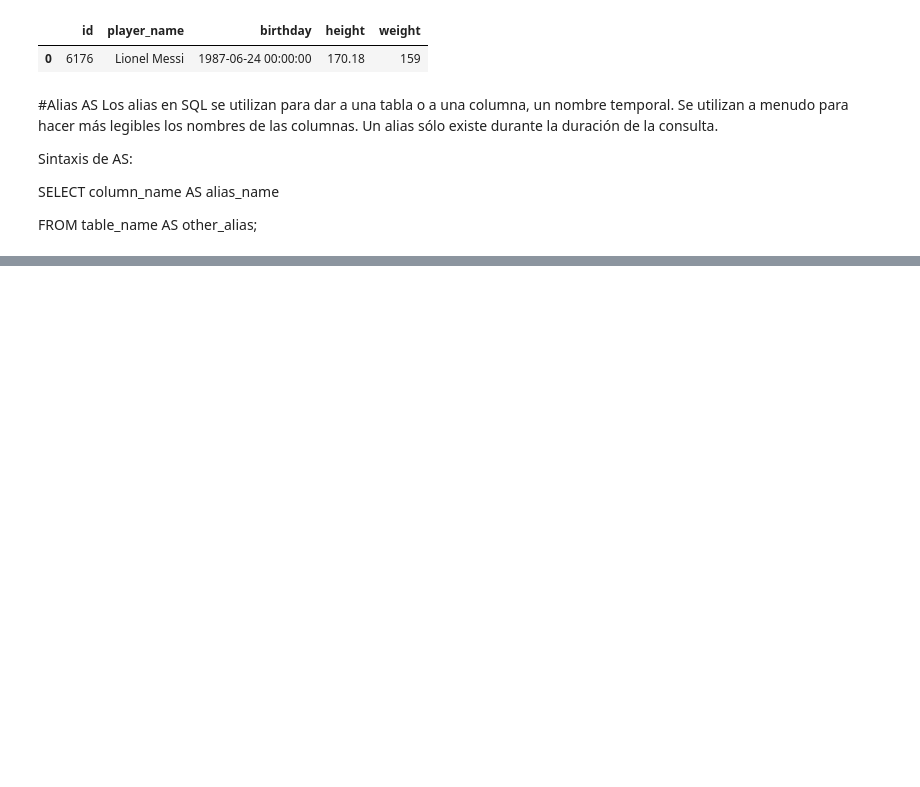
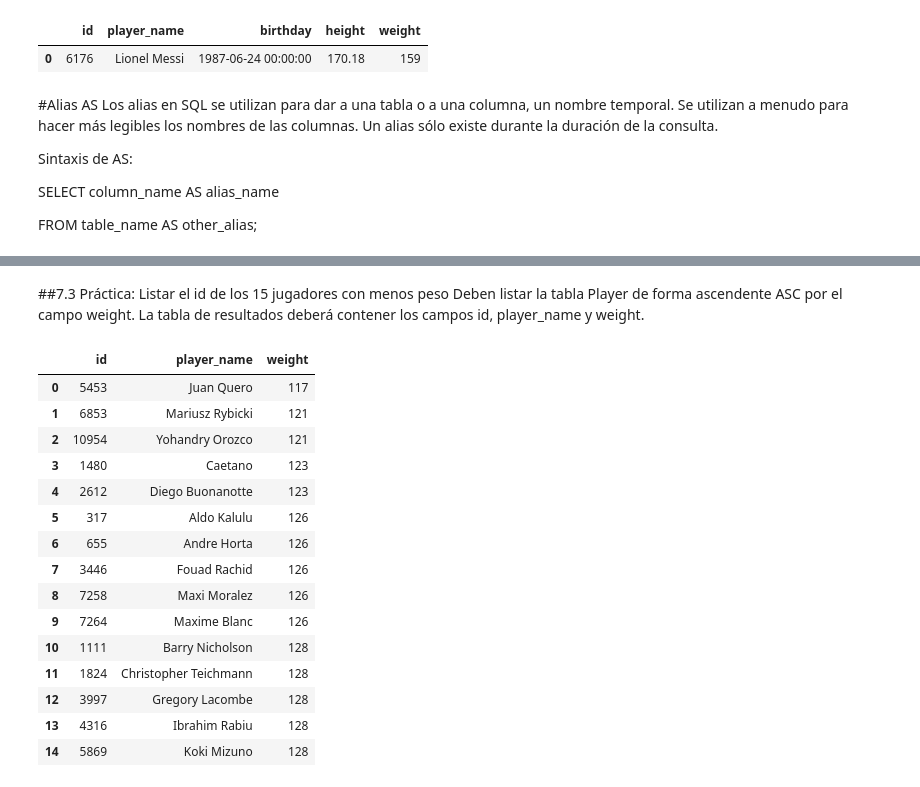
Before and after one commit to jholiner/Talento_Tech, a Jupyter notebook: Laboratorio_2.ipynb, the cells around one changed output, grey strips where cells are left out. Saved outputs shown, nothing was run; the diff lists cells and outputs as text; code cells hidden in the pictures; blank space fills up the shorter version.

```diff
--- a/Laboratorio_2.ipynb
+++ b/Laboratorio_2.ipynb
@@ -816,0 +878,29 @@ FROM table_name AS other_alias;
+# %% [markdown]
+##7.3 Práctica: Listar el id de los 15 jugadores con menos peso
+Deben listar la tabla Player de forma ascendente ASC por el campo weight. La tabla de resultados deberá contener los campos id, player_name y weight.
+# %%
+query = """SELECT id, player_name, weight
+           FROM Player
+           ORDER BY weight ASC
+           LIMIT 15;"""
+
+#No modificar lo siguiente:
+player_weightasc = pd.read_sql(query, conn)
+player_weightasc
+# %% [output]
+|  | id | player_name | weight |
+| 0 | 5453 | Juan Quero | 117 |
+| 1 | 6853 | Mariusz Rybicki | 121 |
+| 2 | 10954 | Yohandry Orozco | 121 |
+| 3 | 1480 | Caetano | 123 |
+| 4 | 2612 | Diego Buonanotte | 123 |
+| 5 | 317 | Aldo Kalulu | 126 |
+| 6 | 655 | Andre Horta | 126 |
+| 7 | 3446 | Fouad Rachid | 126 |
+| 8 | 7258 | Maxi Moralez | 126 |
+| 9 | 7264 | Maxime Blanc | 126 |
+| 10 | 1111 | Barry Nicholson | 128 |
+| 11 | 1824 | Christopher Teichmann | 128 |
+| 12 | 3997 | Gregory Lacombe | 128 |
+| 13 | 4316 | Ibrahim Rabiu | 128 |
+| 14 | 5869 | Koki Mizuno | 128 |
```
Also changed, not shown: parts of 16 cells of this notebook.
